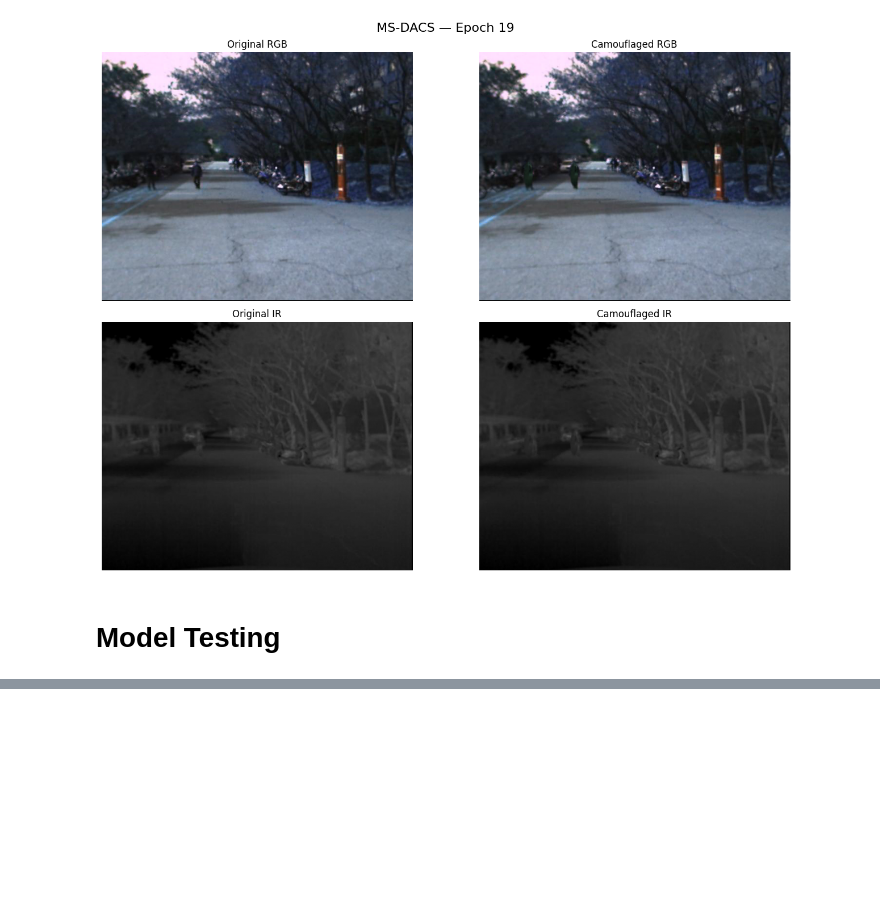
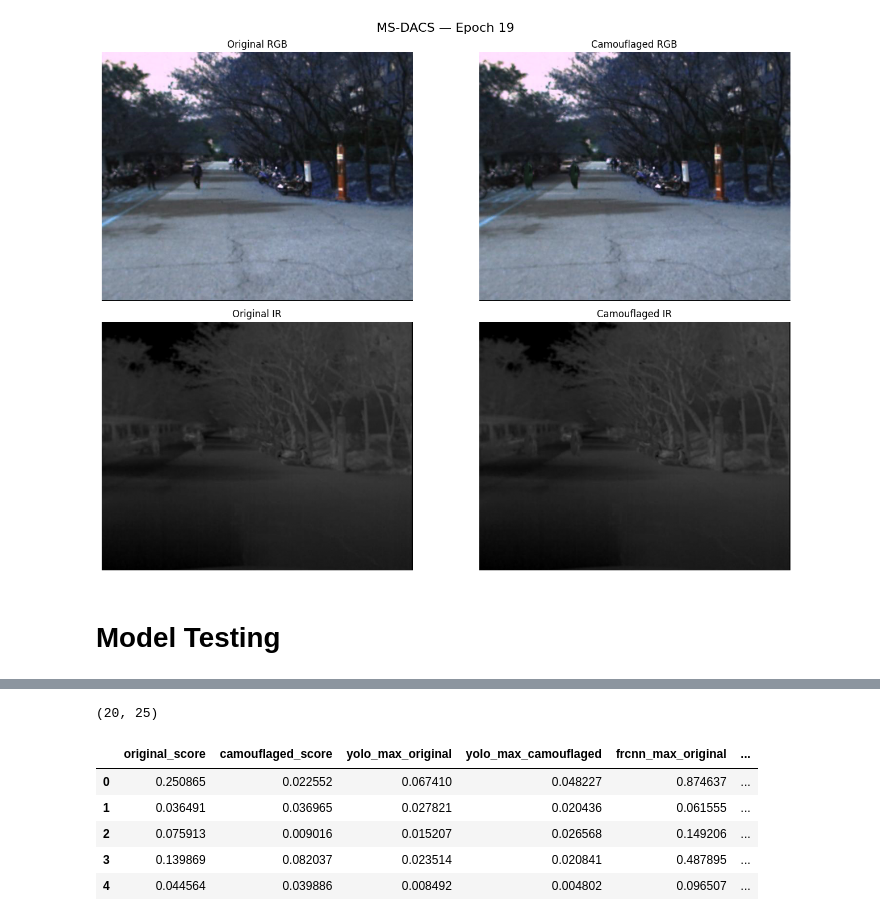
Before and after one commit to Debnath-Goutam/MS-DACS, a Jupyter notebook: MSDACS_Updated.ipynb, the cells around one changed output, grey strips where cells are left out. Saved outputs shown, nothing was run; the diff lists cells and outputs as text; code cells hidden in the pictures; blank space fills up the shorter version.

```diff
--- a/MSDACS_Updated.ipynb
+++ b/MSDACS_Updated.ipynb
@@ -7932,3 +9958,40 @@ test_results_smoke.head()
 | 2 | Epoch 26 | 0 | /content/drive/MyDrive/MS-DACS Th... | /content/drive/MyDrive/MS-DACS Th... | 1 | 0.250865 | 0.022551 | ... |
 | 3 | Epoch 20 | 1 | /content/drive/MyDrive/MS-DACS Th... | /content/drive/MyDrive/MS-DACS Th... | 1 | 0.036491 | 0.044126 | ... |
 | 4 | Epoch 22 | 1 | /content/drive/MyDrive/MS-DACS Th... | /content/drive/MyDrive/MS-DACS Th... | 1 | 0.036491 | 0.048540 | ... |
+# %%
+random_test = (
+    evaluate_random_baseline_on_test(
+        test_data=test_data,
+        detector_score_fn=detector_score_fn,
+        device=device,
+        alpha=1.0,
+        max_samples=20,
+        seed=42
+    )
+)
+# %%
+print(random_test.shape)
+
+display(
+    random_test[
+        [
+            "original_score",
+            "camouflaged_score",
+            "yolo_max_original",
+            "yolo_max_camouflaged",
+            "frcnn_max_original",
+            "frcnn_max_camouflaged",
+            "rgb_lpips",
+            "rgb_ssim",
+            "ir_ssim"
+        ]
+    ].head()
+)
+# %% [output]
+(20, 25)
+|  | original_score | camouflaged_score | yolo_max_original | yolo_max_camouflaged | frcnn_max_original | ... |
+| 0 | 0.250865 | 0.022552 | 0.067410 | 0.048227 | 0.874637 | ... |
+| 1 | 0.036491 | 0.036965 | 0.027821 | 0.020436 | 0.061555 | ... |
+| 2 | 0.075913 | 0.009016 | 0.015207 | 0.026568 | 0.149206 | ... |
+| 3 | 0.139869 | 0.082037 | 0.023514 | 0.020841 | 0.487895 | ... |
+| 4 | 0.044564 | 0.039886 | 0.008492 | 0.004802 | 0.096507 | ... |
```
Also changed, not shown: parts of 39 cells of this notebook.
